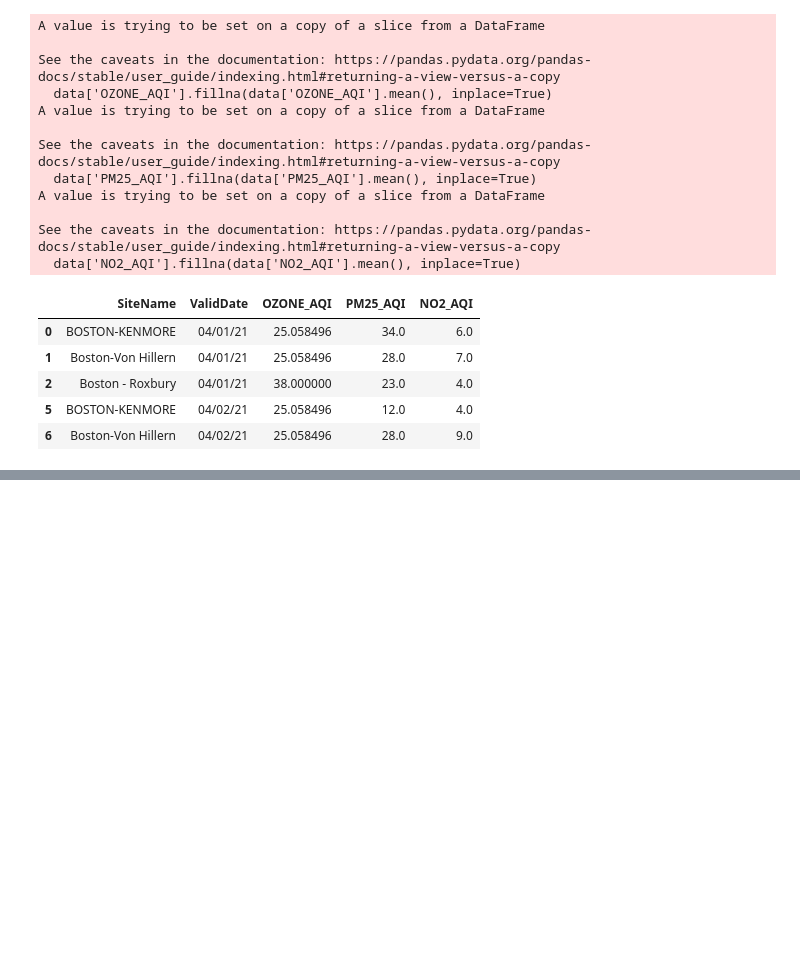
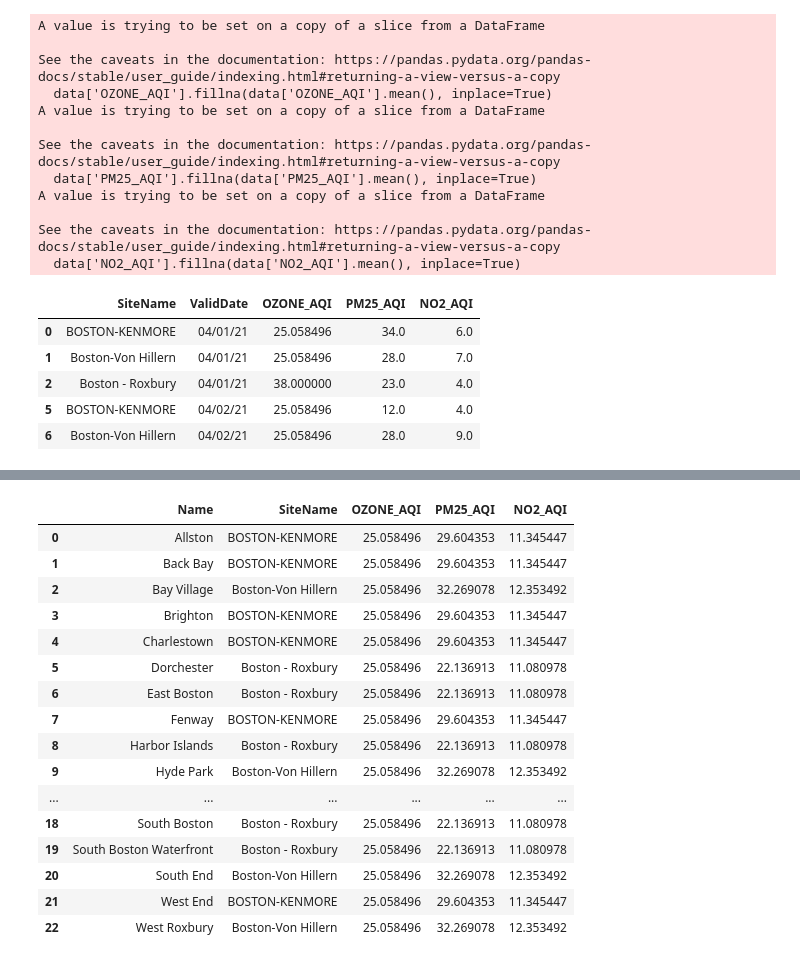
Before and after one commit to BU-Spark/ds-boston-transit-air-quality, a Jupyter notebook: fa23-team-c/data/AQI/analyzing_data_AQI.ipynb, the cells around one changed output, grey strips where cells are left out. Drawn from its saved outputs; the diff is of its cells as text; code cells hidden in the pictures; blank space fills up the shorter version.

Commit message:
associated neighborhoods interested with air quality values

```diff
--- a/fa23-team-c/data/AQI/analyzing_data_AQI.ipynb
+++ b/fa23-team-c/data/AQI/analyzing_data_AQI.ipynb
@@ -92,0 +95,4 @@ Name: count, Length: 365, dtype: int64
+# %%
+# aggregate data by SiteName
+agg_data = data.groupby('SiteName').mean()
+agg_data
@@ -92,0 +105,4 @@ Name: count, Length: 365, dtype: int64
+# %%
+neighborhood_insterested = ["Allston", "Back Bay", "Bay Village", "Brighton", "Charlestown", "Dorchester", "East Boston", "Fenway", "Harbor Islands", "Hyde Park", "Jamaica Plain", "Leather District", "Longwood Medical Area", "Mattapan", "Mission Hill", "North End", "Roslindale", "Roxbury", "South Boston", "South Boston Waterfront", "South End", "West End", "West Roxbury"]
+new_df = pd.DataFrame({"Name": neighborhood_insterested})
+new_df.head()
@@ -92,0 +148,20 @@ Name: count, Length: 365, dtype: int64
+# %%
+# assign site name to each neighborhood based on distance to each site
+def find_site_name(lat, lon):
+    min_dis = 1000000
+
+    for i in range(len(site_loc)):
+        dis = ((lat - site_loc[i][0])**2 + (lon - site_loc[i][1])**2) ** 0.5
+        if dis < min_dis:
+            min_dis = dis
+            site_name = agg_data.index[i]
+
+    return site_name
+
+assign_site_name = []
+for (lat, lon) in neighborhood_loc:
+    site_name = find_site_name(lat, lon)
+    assign_site_name.append(site_name)
+
+new_df['SiteName'] = assign_site_name
+new_df
@@ -92,0 +186,35 @@ Name: count, Length: 365, dtype: int64
+# %%
+# assign the corresponding AQI to each neighborhood
+def find_AQI(site_name, pollutant):
+    return agg_data.loc[site_name][pollutant]
+
+OZONE_AQI = []
+PM25_AQI = []
+NO2_AQI = []
+for site_name in assign_site_name:
+    OZONE_AQI.append(find_AQI(site_name, 'OZONE_AQI'))
+    PM25_AQI.append(find_AQI(site_name, 'PM25_AQI'))
+    NO2_AQI.append(find_AQI(site_name, 'NO2_AQI'))
+
+new_df['OZONE_AQI'] = OZONE_AQI
+new_df['PM25_AQI'] = PM25_AQI
+new_df['NO2_AQI'] = NO2_AQI
+new_df
+# %% [output]
+|  | Name | SiteName | OZONE_AQI | PM25_AQI | NO2_AQI |
+| 0 | Allston | BOSTON-KENMORE | 25.058496 | 29.604353 | 11.345447 |
+| 1 | Back Bay | BOSTON-KENMORE | 25.058496 | 29.604353 | 11.345447 |
+| 2 | Bay Village | Boston-Von Hillern | 25.058496 | 32.269078 | 12.353492 |
+| 3 | Brighton | BOSTON-KENMORE | 25.058496 | 29.604353 | 11.345447 |
+| 4 | Charlestown | BOSTON-KENMORE | 25.058496 | 29.604353 | 11.345447 |
+| 5 | Dorchester | Boston - Roxbury | 25.058496 | 22.136913 | 11.080978 |
+| 6 | East Boston | Boston - Roxbury | 25.058496 | 22.136913 | 11.080978 |
+| 7 | Fenway | BOSTON-KENMORE | 25.058496 | 29.604353 | 11.345447 |
+| 8 | Harbor Islands | Boston - Roxbury | 25.058496 | 22.136913 | 11.080978 |
+| 9 | Hyde Park | Boston-Von Hillern | 25.058496 | 32.269078 | 12.353492 |
+| ... | ... | ... | ... | ... | ... |
+| 18 | South Boston | Boston - Roxbury | 25.058496 | 22.136913 | 11.080978 |
+| 19 | South Boston Waterfront | Boston - Roxbury | 25.058496 | 22.136913 | 11.080978 |
+| 20 | South End | Boston-Von Hillern | 25.058496 | 32.269078 | 12.353492 |
+| 21 | West End | BOSTON-KENMORE | 25.058496 | 29.604353 | 11.345447 |
+| 22 | West Roxbury | Boston-Von Hillern | 25.058496 | 32.269078 | 12.353492 |
```
Also changed, not shown: parts of 7 cells of this notebook.
